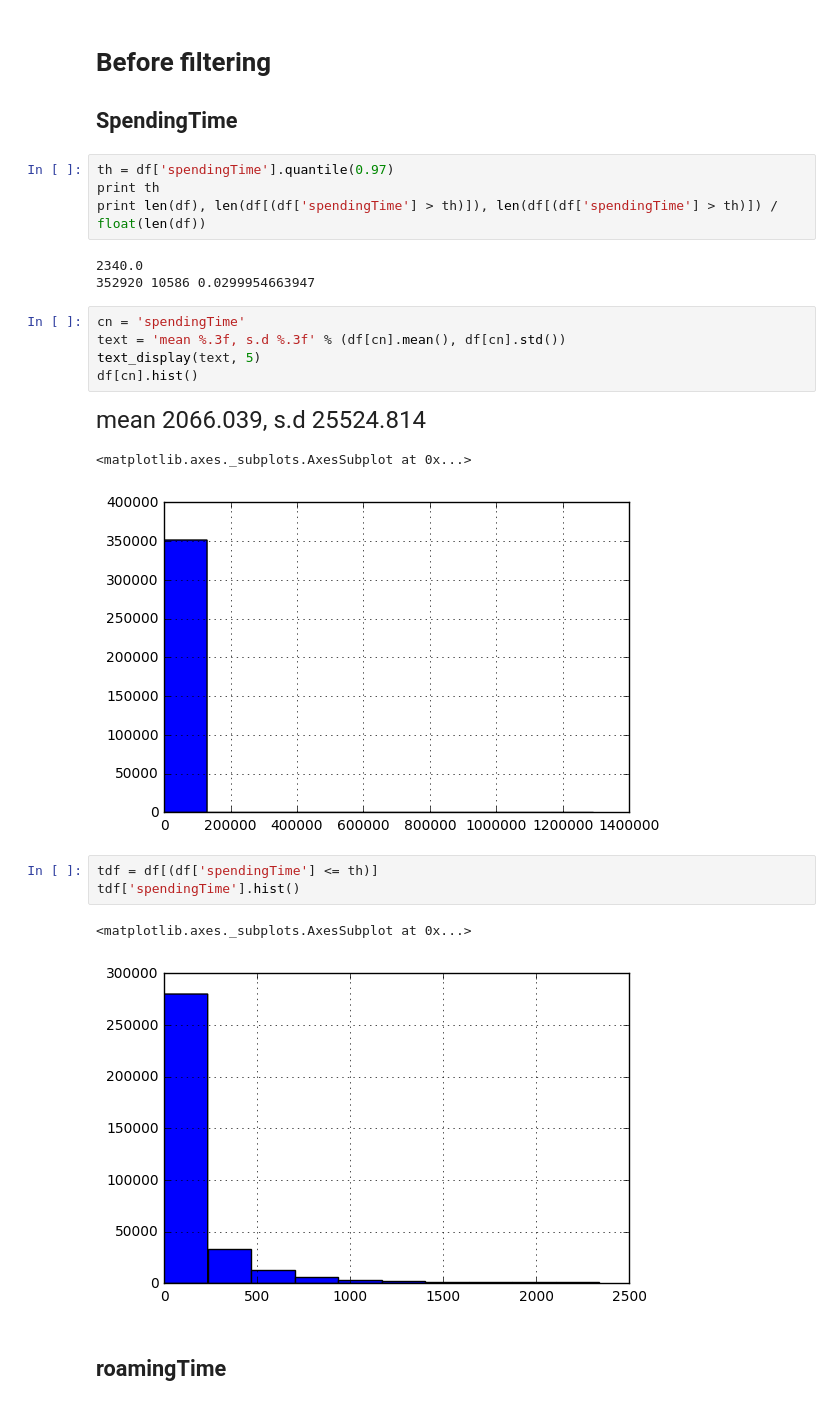
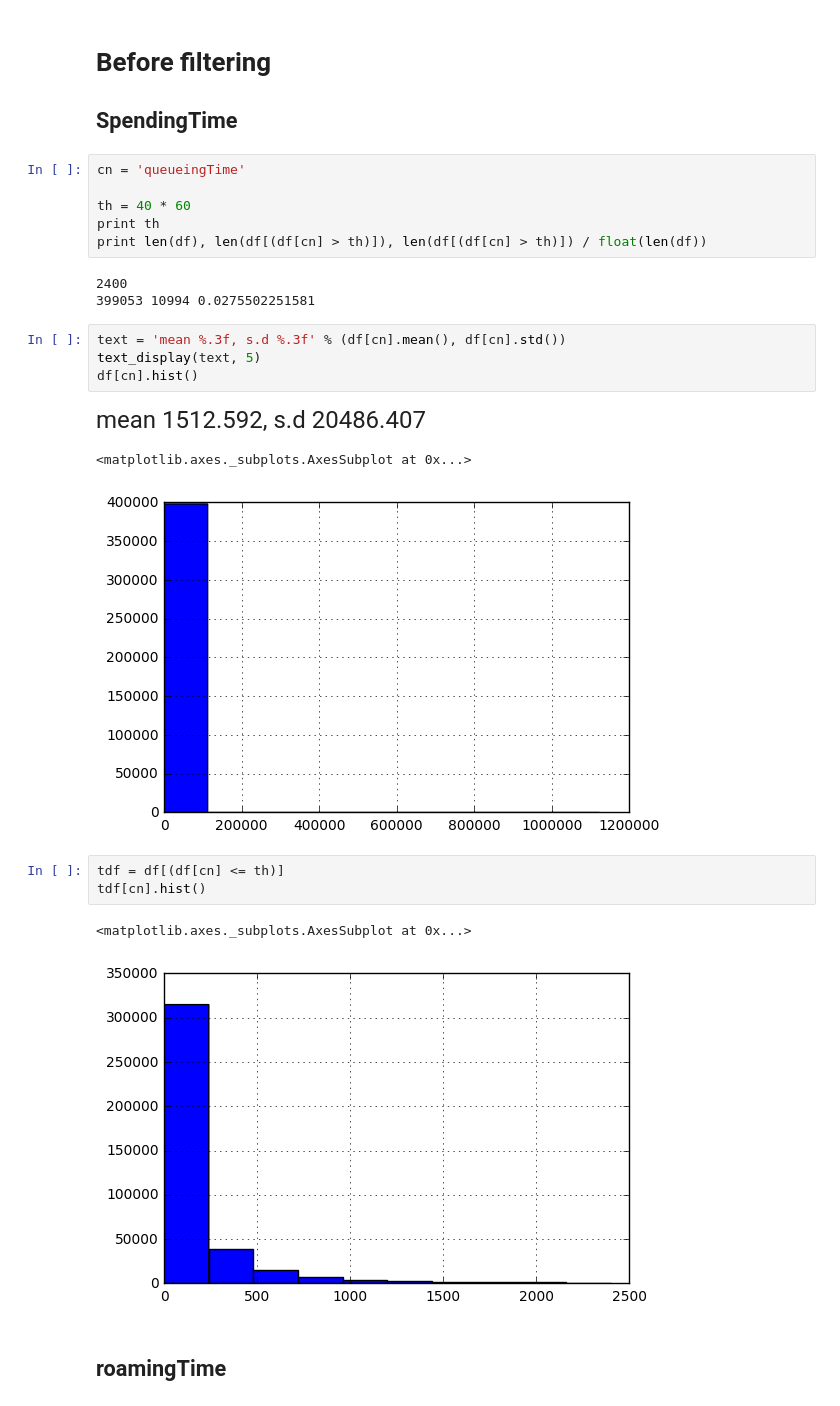
Before and after one commit to PeterGCM/taxi_projects, a Jupyter notebook: community_analysis/z_notebooks/a_Distribution of spendingTime and roamingTime.ipynb, the cells around one changed output. Cells and saved outputs as stored; diff of their text form.

```diff
--- a/community_analysis/z_notebooks/a_Distribution of spendingTime and roamingTime.ipynb
+++ b/community_analysis/z_notebooks/a_Distribution of spendingTime and roamingTime.ipynb
@@ -25,27 +25,28 @@ df.tail()
 # Before filtering
 ## SpendingTime
 # %%
-th = df['spendingTime'].quantile(0.97)
+cn = 'queueingTime'
+
+th = 40 * 60
 print th
-print len(df), len(df[(df['spendingTime'] > th)]), len(df[(df['spendingTime'] > th)]) / float(len(df))
+print len(df), len(df[(df[cn] > th)]), len(df[(df[cn] > th)]) / float(len(df))
 # %% [output]
-2340.0
-352920 10586 0.0299954663947
+2400
+399053 10994 0.0275502251581
 # %%
-cn = 'spendingTime'
 text = 'mean %.3f, s.d %.3f' % (df[cn].mean(), df[cn].std())
 text_display(text, 5)
 df[cn].hist()
 # %% [output]
-mean 2066.039, s.d 25524.814
+mean 1512.592, s.d 20486.407
 <matplotlib.axes._subplots.AxesSubplot at 0x...>
-[figure, old version]
+[figure, new version]
 # %%
-tdf = df[(df['spendingTime'] <= th)]
-tdf['spendingTime'].hist()
+tdf = df[(df[cn] <= th)]
+tdf[cn].hist()
 # %% [output]
 <matplotlib.axes._subplots.AxesSubplot at 0x...>
-[figure, old version]
+[figure, new version]
 # %% [markdown]
 ## roamingTime
 # %%
```
Also changed, not shown: parts of 1 cell of this notebook, 9 other files.
